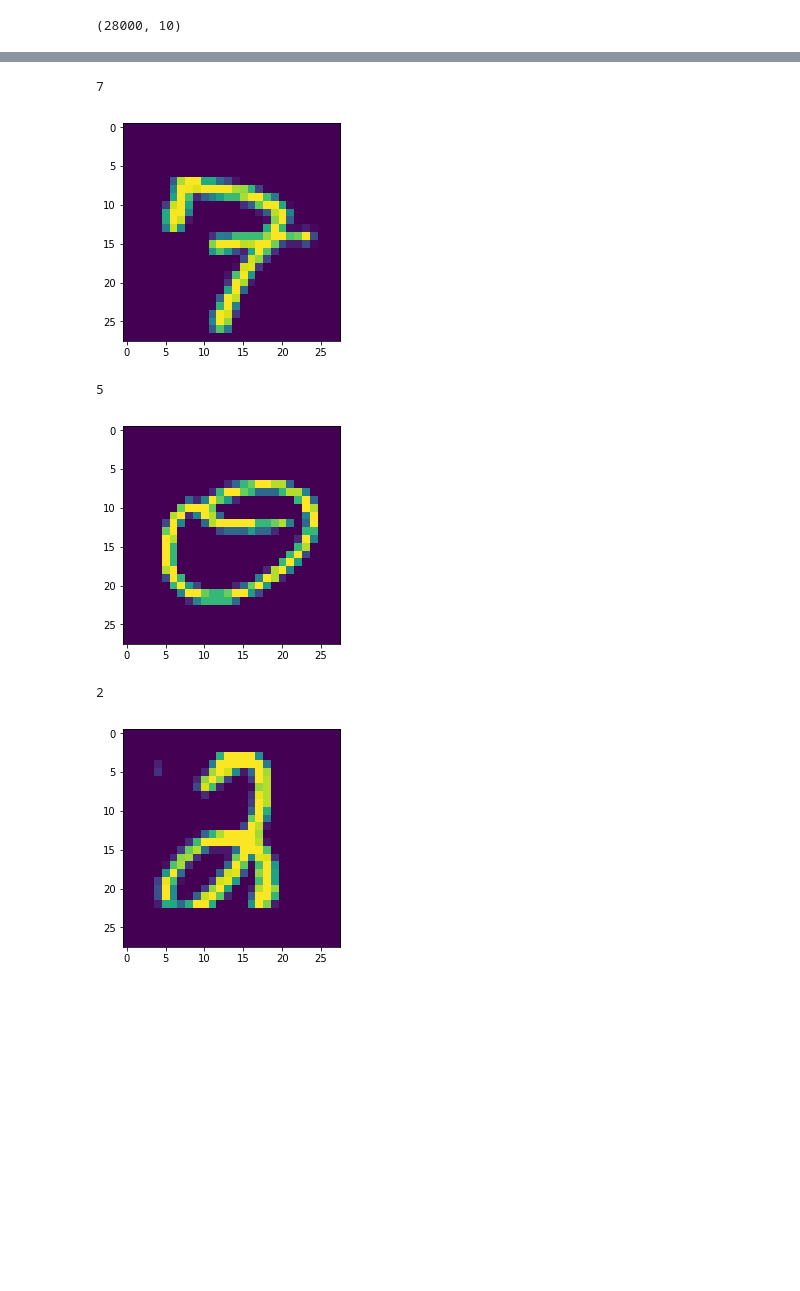
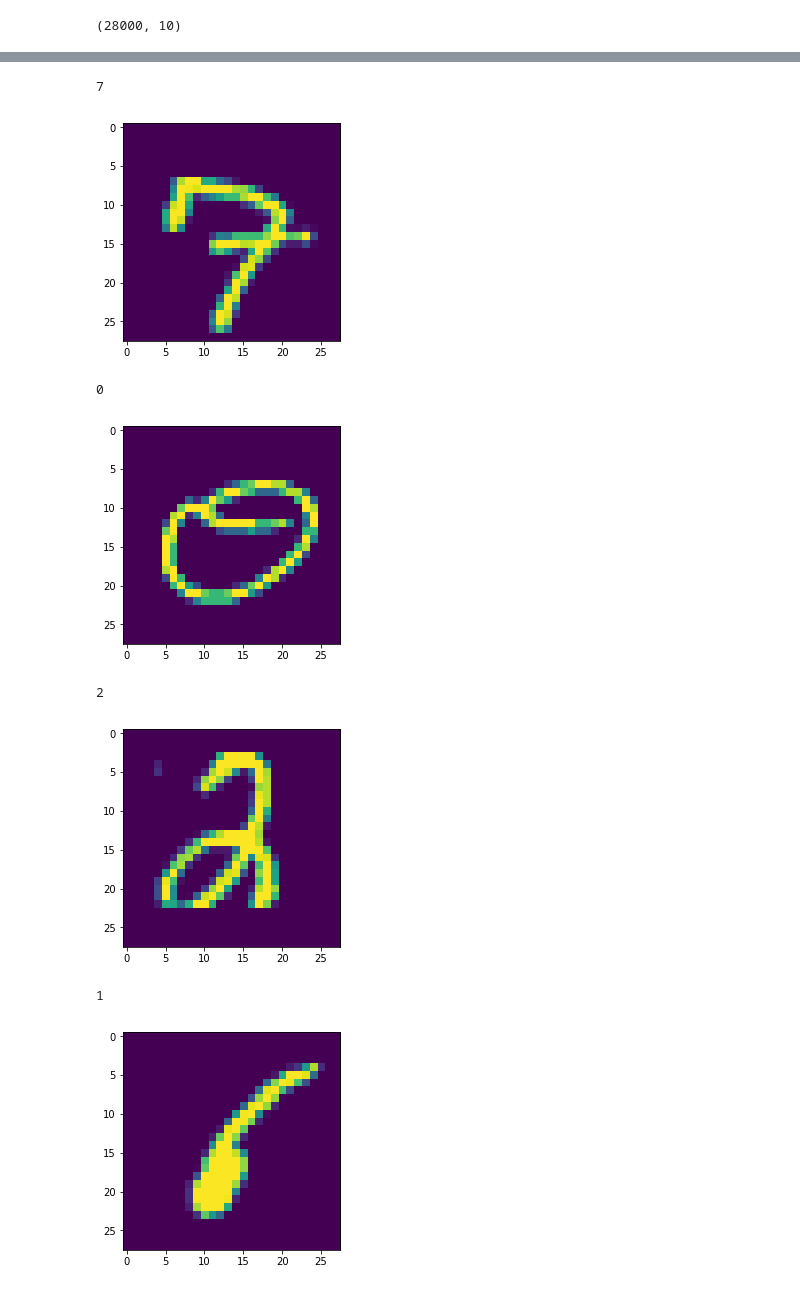
Before and after one commit to codebird/DigitRecognizer, a Jupyter notebook: DigitRecognition-Keras.ipynb, the cells around one changed output, grey strips where cells are left out. Saved outputs shown, nothing was run; the diff lists cells and outputs as text; code cells hidden in the pictures; blank space fills up the shorter version.

```diff
--- a/DigitRecognition-Keras.ipynb
+++ b/DigitRecognition-Keras.ipynb
@@ -76,8 +76,6 @@ def model(input_shape):
     #X = MaxPooling2D(pool_size=(2,2))(X)
     X = BatchNormalization(axis=-1)(X)
     X = Flatten()(X)
-    X = Dense(512)(X)
-    X = Activation('relu')(X)
     X = Dense(256)(X)
     X = Activation('relu')(X)
     X = Dense(128)(X)
@@ -115,5 +113,5 @@ _________________________________________________________________
 opt = Adam(lr=0.0011, beta_1=0.9, beta_2=0.999, decay=0.01)
 model.compile(loss='binary_crossentropy', optimizer=opt, metrics=["accuracy"])
 # %%
-model.fit(X, Y, batch_size = 500, epochs=6)#, validation_split = .2)
+model.fit(X, Y, batch_size = 500, epochs=5)#, validation_split = .2)
 # %% [output]
@@ -146,21 +132,24 @@ print(pred.shape)
 # %%
 def showPredictionImage(index):
     print(np.argmax(pred[index]))
     plt.imshow(X_test[index].reshape(28,28))
     plt.show()
 showPredictionImage(3)
 showPredictionImage(5)
 showPredictionImage(59)
 showPredictionImage(498)
+showPredictionImage(1235)
 # %% [output]
 9
 [figure]
 7
 [figure]
-5
+0
 [figure]
 2
 [figure]
+1
+[figure, added]
 # %%
 with open('pred_keras.csv', 'w') as f:
     f.write("ImageId,Label\n")
```
Also changed, not shown: parts of 2 cells of this notebook, 15 other files.
